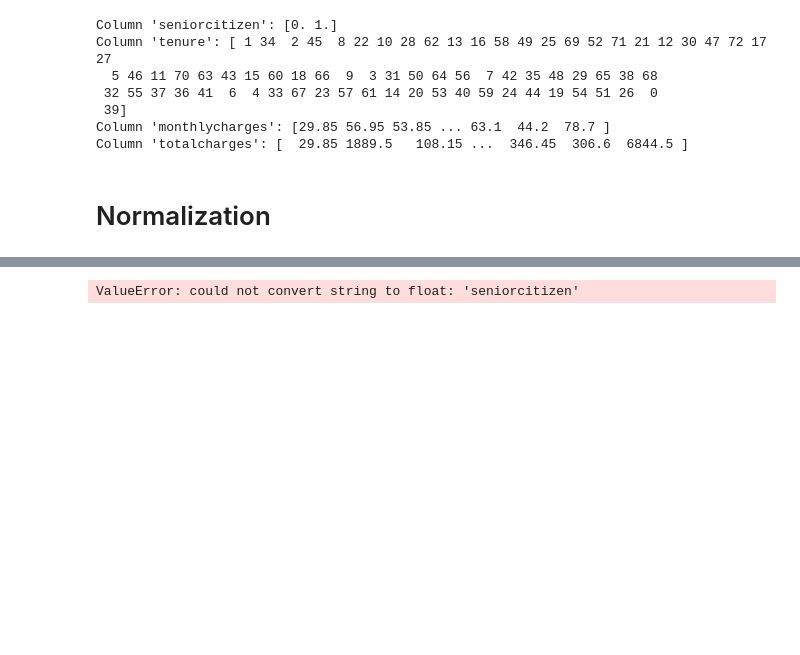
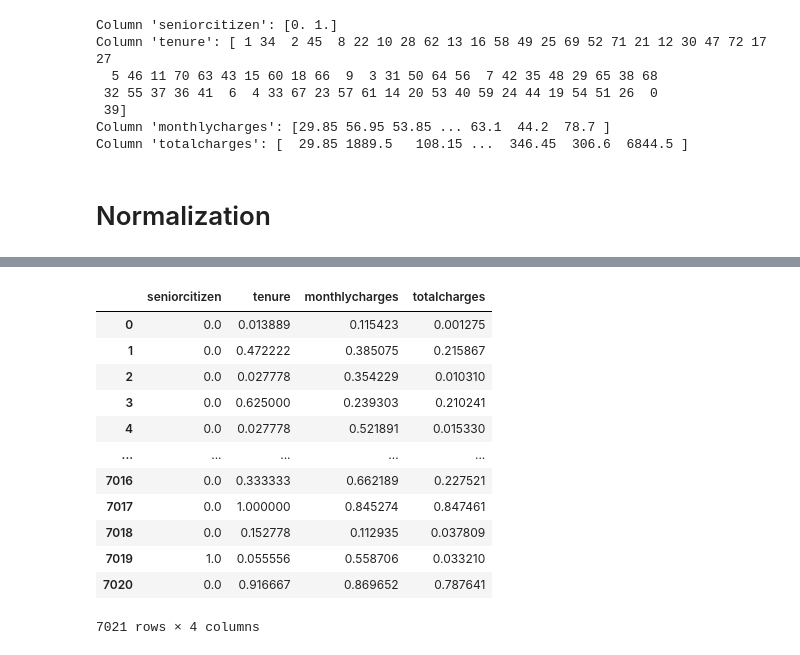
Before and after one commit to Mohamed-Maaz-Rehan/Telecom-Churn-Prediction, a Jupyter notebook: EDA Notebooks/Dhiraj/Telecom_Churn_Prediction.ipynb, the cells around one changed output, grey strips where cells are left out. Saved outputs shown, nothing was run; the diff lists cells and outputs as text; code cells hidden in the pictures; blank space fills up the shorter version.

```diff
--- a/EDA Notebooks/Dhiraj/Telecom_Churn_Prediction.ipynb
+++ b/EDA Notebooks/Dhiraj/Telecom_Churn_Prediction.ipynb
@@ -275,4 +287,17 @@ Index(['seniorcitizen', 'tenure', 'monthlycharges', 'totalcharges'], dtype='obje
 # %%
-df_normalized = pd.DataFrame(scaler.fit_transform(num_cols), columns=num_cols.columns)
+df_normalized = pd.DataFrame(scaler.fit_transform(df[num_cols]), columns=num_cols)
+df_normalized
 # %% [output]
+|  | seniorcitizen | tenure | monthlycharges | totalcharges |
+| 0 | 0.0 | 0.013889 | 0.115423 | 0.001275 |
+| 1 | 0.0 | 0.472222 | 0.385075 | 0.215867 |
+| 2 | 0.0 | 0.027778 | 0.354229 | 0.010310 |
+| 3 | 0.0 | 0.625000 | 0.239303 | 0.210241 |
+| 4 | 0.0 | 0.027778 | 0.521891 | 0.015330 |
+| ... | ... | ... | ... | ... |
+| 7016 | 0.0 | 0.333333 | 0.662189 | 0.227521 |
+| 7017 | 0.0 | 1.000000 | 0.845274 | 0.847461 |
+| 7018 | 0.0 | 0.152778 | 0.112935 | 0.037809 |
+| 7019 | 1.0 | 0.055556 | 0.558706 | 0.033210 |
+| 7020 | 0.0 | 0.916667 | 0.869652 | 0.787641 |
-ValueError: could not convert string to float: 'seniorcitizen'
+7021 rows × 4 columns
```
Also changed, not shown: parts of 1 cell of this notebook, 1 other file.
